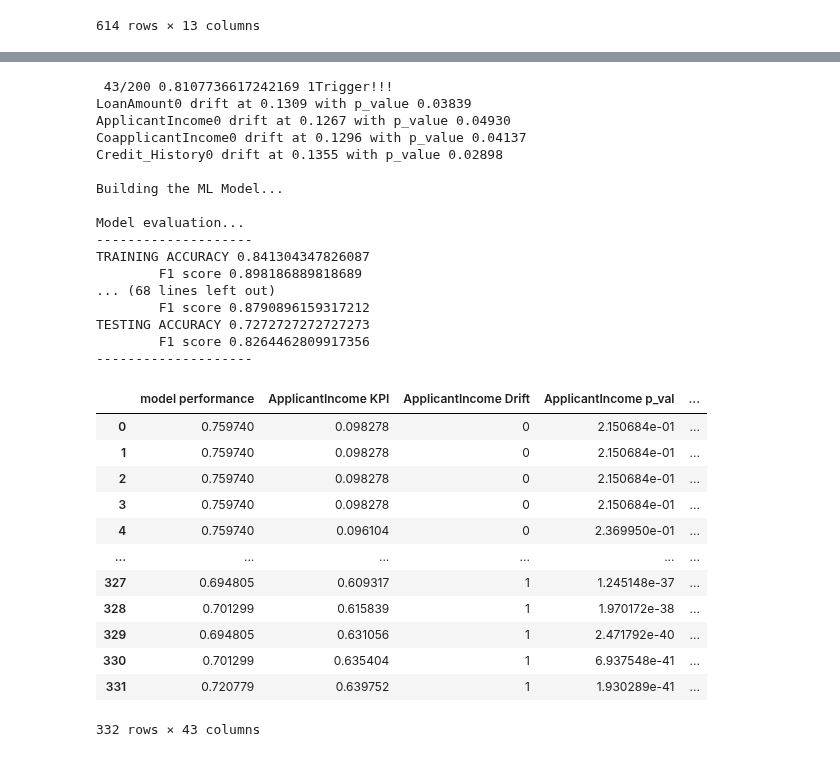
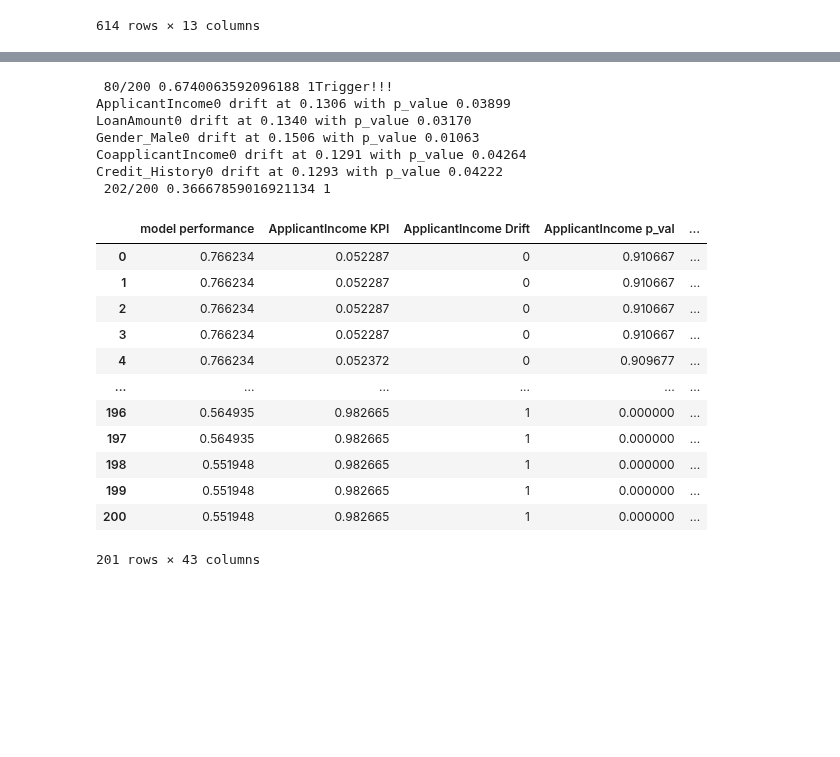
Before and after one commit to dolmani38/drift, a Jupyter notebook: Monitoring Data and Model Drift in your MLOps pipeline_수정3.ipynb, the cells around one changed output, grey strips where cells are left out. Cells and saved outputs as stored; diff of their text form; code cells hidden in the pictures; blank space fills up the shorter version.

```diff
--- a/Monitoring Data and Model Drift in your MLOps pipeline_수정3.ipynb
+++ b/Monitoring Data and Model Drift in your MLOps pipeline_수정3.ipynb
@@ -204,6 +214,6 @@ def model_build(X_train,X_test,y_train,y_test, explanations = True):
 # %%
 
-model,X_train,X_test_df = model_build(X_train,X_test,y_train,y_test)
+model,feature_importance,X_train,X_test_df = model_build(X_train,X_test,y_train,y_test)
 # %% [output]
 Building the ML Model...
 
@@ -227,8 +237,10 @@ for column in X_columns:
     result_data[column + ' Drift'] = []
     result_data[column + ' p_val'] = []
 drift_point = {} # feature_name:[(x,y),p_val]
-report_files = []
+drift_status = []
+distribution_analysis = []
 epochs = 200
+
 
 epsilon = 1 # Epsilon-greedy algorithm in initialized at 1 meaning every step is random at the start
 max_epsilon = 1 # You can't explore more than 100% of the time
@@ -277,9 +289,14 @@ while True:
                 # Explore
                 if np.random.rand() < 0.009:
                     X_test_df.loc[i,"Credit_History"] = 1 - X_test_df.loc[i,"Credit_History"]
+                if np.random.rand() < 0.1:
+                    X_test_df.loc[i,"Gender_Male"] = 1 - X_test_df.loc[i,"Gender_Male"]
+                if np.random.rand() < 0.1:
+                    c = random.choice([2,1,0])
+                    X_test_df.loc[i,"Property_Area_Semiurban"] = (1 if c == 1 else 0)
+                    X_test_df.loc[i,"Property_Area_Urban"] = (1 if c == 2 else 0)
             '''
-                if random.choice([0,1]):
-                    X_test_df.loc[i,"Gender_Male"] = 1 - X_test_df.loc[i,"Gender_Male"]
+
                 if random.choice([0,1]):
                     X_test_df.loc[i,"Married_Yes"] = 1 - X_test_df.loc[i,"Married_Yes"]
                 if random.choice([0,1]):
@@ -309,10 +326,18 @@ while True:
         result_data[fname + ' KPI'].append(stat_val)
         result_data[fname + ' Drift'].append(is_drift)
         result_data[fname + ' p_val'].append(p_val)
+
+        (f_importance_value, f_drift, f_p_val, f_is_drift) = feature_importance[fname]
+        f_drift = stat_val
+        f_p_val = p_val
+        f_is_drift = is_drift
+        feature_importance[fname] = (f_importance_value, f_drift, f_p_val, f_is_drift)
+
         if is_drift and fname+str(retrain_count) not in drift_point:
             drift_point[fname+str(retrain_count)] = [(len(result_data[fname + ' KPI'])-1,stat_val),p_val]
 
-
+    drift_status.append(feature_importance.copy())
+    distribution_analysis.append(X_test_df.copy())
     y_pred_datadrift = model.predict(X_test_df)
     datadrift_test_acc = accuracy_score(y_test,y_pred_datadrift)
     #print("Datadrift_Test_Accuracy: ",datadrift_test_acc)
@@ -324,61 +349,54 @@ while True:
         print('Trigger!!!')
         for fname in drift_point.keys():
             p,p_val = drift_point[fname]
+
+            feature_importance
+
             print('{} drift at {:.4f} with p_value {:.5f}'.format(fname,p[1],p_val))
         '''
         print("Generating data drift related reports...")
         loan_data_drift_report = Dashboard(tabs=[DataDriftTab])
         loan_data_drift_report.calculate(X_train, X_test_df, column_mapping=None)
         report_file_name = "loan_datadrift_oldone_"+str(retrain_count)+".html"
         loan_data_drift_report.save(report_file_name)
         report_files.append(report_file_name)
         '''
         Trigger = False
-        if retrain_count < retrain_limit and True:
+        if retrain_count < retrain_limit and False:
             X = np.concatenate([X_train,X_test_df.to_numpy()])
             y = np.concatenate([y_train,y_test])
             X_train,X_test,y_train,y_test = train_test_split(X, y, test_size=0.25)
-            model,X_train,X_test_df = model_build(X_train,X_test,y_train,y_test,explanations=False)
+            model,feature_importance, X_train,X_test_df = model_build(X_train,X_test,y_train,y_test,explanations=False)
             cd = KSDrift(X_train, p_val=0.05)
             step = 0
             epsilon = 1
             retrain_count += 1
             Trigger = True
             if retrain_count == retrain_limit:
                 step = epochs+1
 
 result_df = pd.DataFrame(result_data)
 
 #result_df.plot()
 result_df
 # %% [output]
- 43/200 0.8107736617242169 1Trigger!!!
-LoanAmount0 drift at 0.1309 with p_value 0.03839
-ApplicantIncome0 drift at 0.1267 with p_value 0.04930
-CoapplicantIncome0 drift at 0.1296 with p_value 0.04137
-Credit_History0 drift at 0.1355 with p_value 0.02898
-
-Building the ML Model...
-
-Model evaluation...
---------------------
-TRAINING ACCURACY 0.841304347826087
-        F1 score 0.898186889818689
-... (68 lines left out)
-        F1 score 0.8790896159317212
-TESTING ACCURACY 0.7272727272727273
-        F1 score 0.8264462809917356
---------------------
+ 80/200 0.6740063592096188 1Trigger!!!
+ApplicantIncome0 drift at 0.1306 with p_value 0.03899
+LoanAmount0 drift at 0.1340 with p_value 0.03170
+Gender_Male0 drift at 0.1506 with p_value 0.01063
+CoapplicantIncome0 drift at 0.1291 with p_value 0.04264
+Credit_History0 drift at 0.1293 with p_value 0.04222
+ 202/200 0.36667859016921134 1
 |  | model performance | ApplicantIncome KPI | ApplicantIncome Drift | ApplicantIncome p_val | ... |
-| 0 | 0.759740 | 0.098278 | 0 | 2.150684e-01 | ... |
-| 1 | 0.759740 | 0.098278 | 0 | 2.150684e-01 | ... |
-| 2 | 0.759740 | 0.098278 | 0 | 2.150684e-01 | ... |
-| 3 | 0.759740 | 0.098278 | 0 | 2.150684e-01 | ... |
-| 4 | 0.759740 | 0.096104 | 0 | 2.369950e-01 | ... |
+| 0 | 0.766234 | 0.052287 | 0 | 0.910667 | ... |
+| 1 | 0.766234 | 0.052287 | 0 | 0.910667 | ... |
+| 2 | 0.766234 | 0.052287 | 0 | 0.910667 | ... |
+| 3 | 0.766234 | 0.052287 | 0 | 0.910667 | ... |
+| 4 | 0.766234 | 0.052372 | 0 | 0.909677 | ... |
 | ... | ... | ... | ... | ... | ... |
-| 327 | 0.694805 | 0.609317 | 1 | 1.245148e-37 | ... |
-| 328 | 0.701299 | 0.615839 | 1 | 1.970172e-38 | ... |
-| 329 | 0.694805 | 0.631056 | 1 | 2.471792e-40 | ... |
-| 330 | 0.701299 | 0.635404 | 1 | 6.937548e-41 | ... |
-| 331 | 0.720779 | 0.639752 | 1 | 1.930289e-41 | ... |
+| 196 | 0.564935 | 0.982665 | 1 | 0.000000 | ... |
+| 197 | 0.564935 | 0.982665 | 1 | 0.000000 | ... |
+| 198 | 0.551948 | 0.982665 | 1 | 0.000000 | ... |
+| 199 | 0.551948 | 0.982665 | 1 | 0.000000 | ... |
+| 200 | 0.551948 | 0.982665 | 1 | 0.000000 | ... |
-332 rows × 43 columns
+201 rows × 43 columns
```
Also changed, not shown: parts of 11 cells of this notebook.
